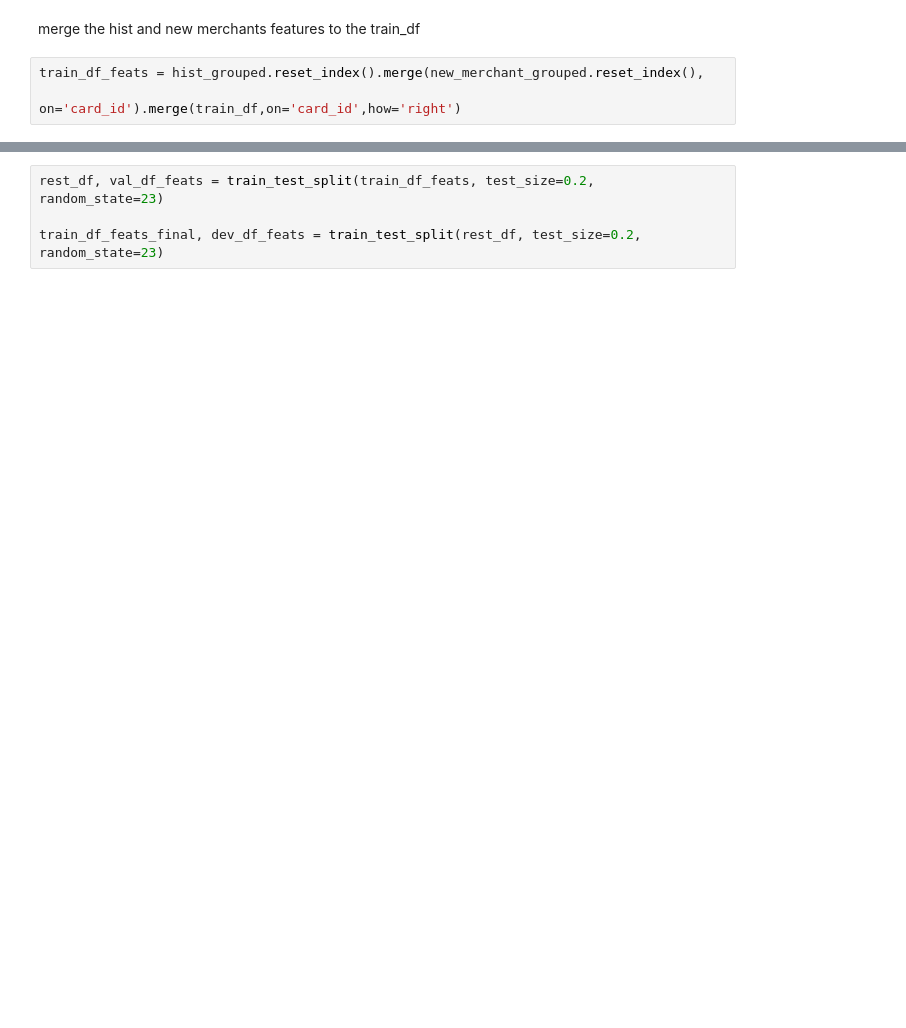
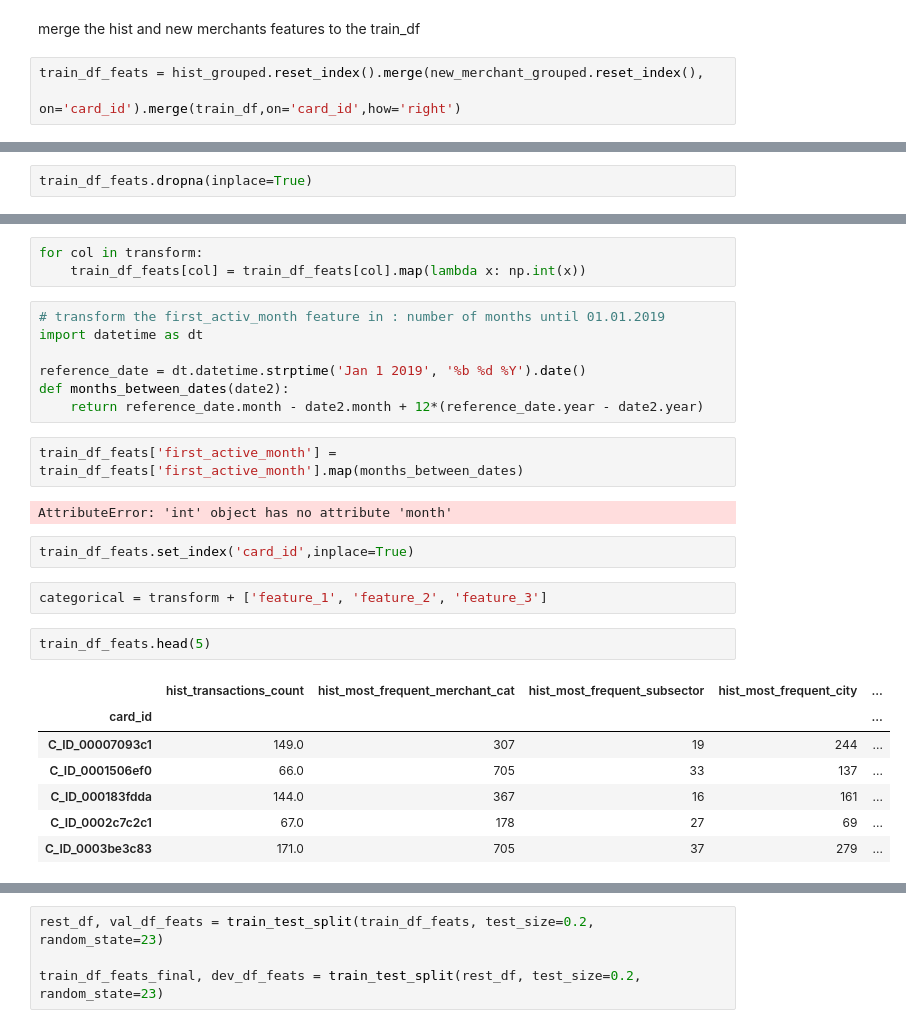
Before and after one commit to ServoCryptid/KaggleEloCompetition, a Jupyter notebook: feature_engineering_dataset_split.ipynb, the cells around one changed output, grey strips where cells are left out. Saved outputs shown, nothing was run; the diff lists cells and outputs as text; blank space fills up the shorter version.

```diff
--- a/feature_engineering_dataset_split.ipynb
+++ b/feature_engineering_dataset_split.ipynb
@@ -105,0 +208,2 @@ train_df_feats.columns
+# %%
+train_df_feats.dropna(inplace=True)
@@ -105,0 +214,28 @@ train_df_feats.columns
+# %%
+for col in transform:
+    train_df_feats[col] = train_df_feats[col].map(lambda x: np.int(x))
+# %%
+# transform the first_activ_month feature in : number of months until 01.01.2019
+import datetime as dt
+
+reference_date = dt.datetime.strptime('Jan 1 2019', '%b %d %Y').date()
+def months_between_dates(date2):
+    return reference_date.month - date2.month + 12*(reference_date.year - date2.year)
+# %%
+train_df_feats['first_active_month'] = train_df_feats['first_active_month'].map(months_between_dates)
+# %% [output]
+AttributeError: 'int' object has no attribute 'month'
+# %%
+train_df_feats.set_index('card_id',inplace=True)
+# %%
+categorical = transform + ['feature_1', 'feature_2', 'feature_3']
+# %%
+train_df_feats.head(5)
+# %% [output]
+|  | hist_transactions_count | hist_most_frequent_merchant_cat | hist_most_frequent_subsector | hist_most_frequent_city | ... |
+| card_id |  |  |  |  | ... |
+| C_ID_00007093c1 | 149.0 | 307 | 19 | 244 | ... |
+| C_ID_0001506ef0 | 66.0 | 705 | 33 | 137 | ... |
+| C_ID_000183fdda | 144.0 | 367 | 16 | 161 | ... |
+| C_ID_0002c7c2c1 | 67.0 | 178 | 27 | 69 | ... |
+| C_ID_0003be3c83 | 171.0 | 705 | 37 | 279 | ... |
```
Also changed, not shown: parts of 32 cells of this notebook.
